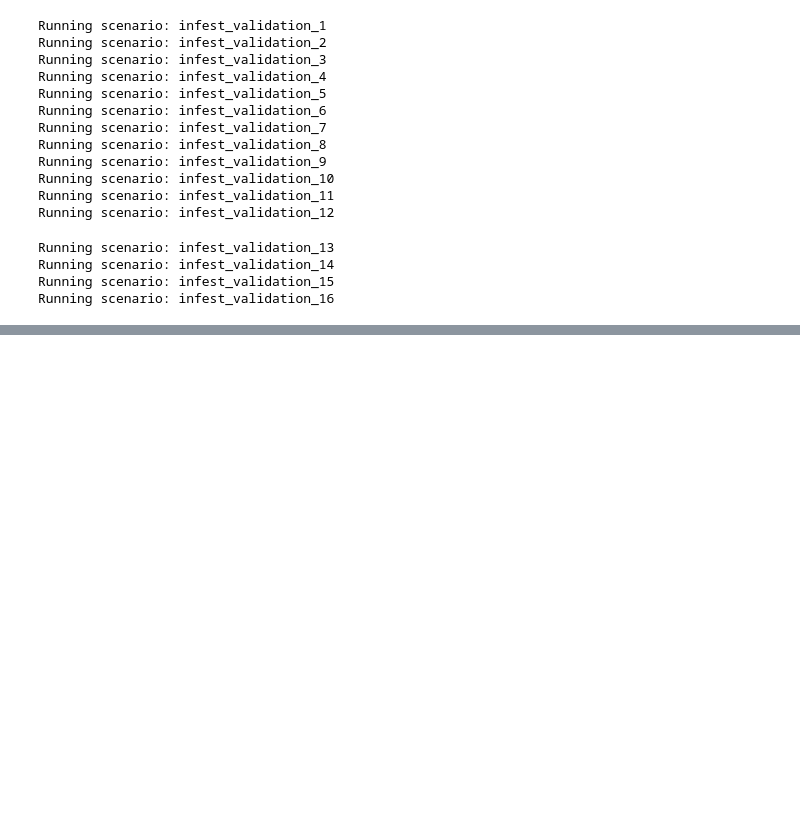
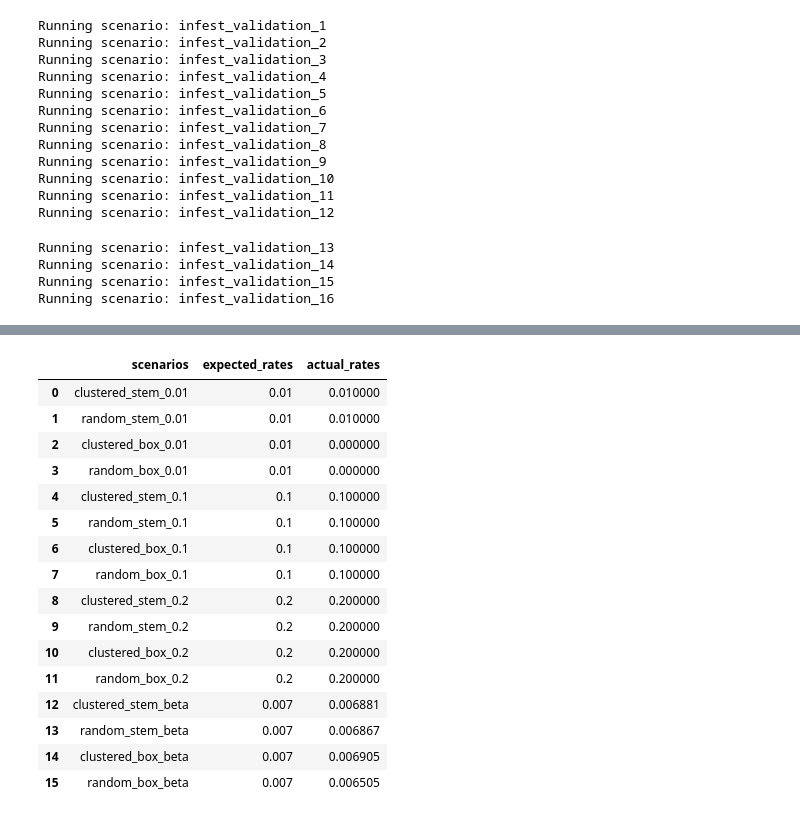
Before and after one commit to ncsu-landscape-dynamics/popsborder, a Jupyter notebook: validation_plots.ipynb, the cells around one changed output, grey strips where cells are left out. Cells and saved outputs as stored; diff of their text form; code cells hidden in the pictures; blank space fills up the shorter version.

```diff
--- a/validation_plots.ipynb
+++ b/validation_plots.ipynb
@@ -117,4 +123,4 @@ infest_validation_df_2 = save_scenario_result_to_pandas(
 # %%
 # Combine dataframes from both tests to view infestation rates
 infest_validation_df = infest_validation_df_1.append(infest_validation_df_2)
-infest_validation_df
+infest_validation_df.index = range(len(infest_validation_df))
@@ -138,0 +127,32 @@ infest_validation_df
+# %%
+# Create table with expected and actual infestation rates
+fixed_expected = infest_validation_df["pest/infestation_rate/value"][0:12]
+beta_expected = pd.Series(0.007)
+beta_expected = beta_expected.repeat(repeats=len(infest_validation_df_2))
+
+expected_rates = fixed_expected.append(beta_expected)
+expected_rates.index = range(len(expected_rates))
+actual_rates = infest_validation_df["true_infestation_rate"]
+scenarios = infest_validation_df["shipment_name"]
+
+infestation_rate_validatation = pd.DataFrame({"scenarios": scenarios, "expected_rates": expected_rates, "actual_rates": actual_rates})
+# %%
+infestation_rate_validatation
+# %% [output]
+|  | scenarios | expected_rates | actual_rates |
+| 0 | clustered_stem_0.01 | 0.01 | 0.010000 |
+| 1 | random_stem_0.01 | 0.01 | 0.010000 |
+| 2 | clustered_box_0.01 | 0.01 | 0.000000 |
+| 3 | random_box_0.01 | 0.01 | 0.000000 |
+| 4 | clustered_stem_0.1 | 0.1 | 0.100000 |
+| 5 | random_stem_0.1 | 0.1 | 0.100000 |
+| 6 | clustered_box_0.1 | 0.1 | 0.100000 |
+| 7 | random_box_0.1 | 0.1 | 0.100000 |
+| 8 | clustered_stem_0.2 | 0.2 | 0.200000 |
+| 9 | random_stem_0.2 | 0.2 | 0.200000 |
+| 10 | clustered_box_0.2 | 0.2 | 0.200000 |
+| 11 | random_box_0.2 | 0.2 | 0.200000 |
+| 12 | clustered_stem_beta | 0.007 | 0.006881 |
+| 13 | random_stem_beta | 0.007 | 0.006867 |
+| 14 | clustered_box_beta | 0.007 | 0.006905 |
+| 15 | random_box_beta | 0.007 | 0.006505 |
```
Also changed, not shown: parts of 24 cells of this notebook.
